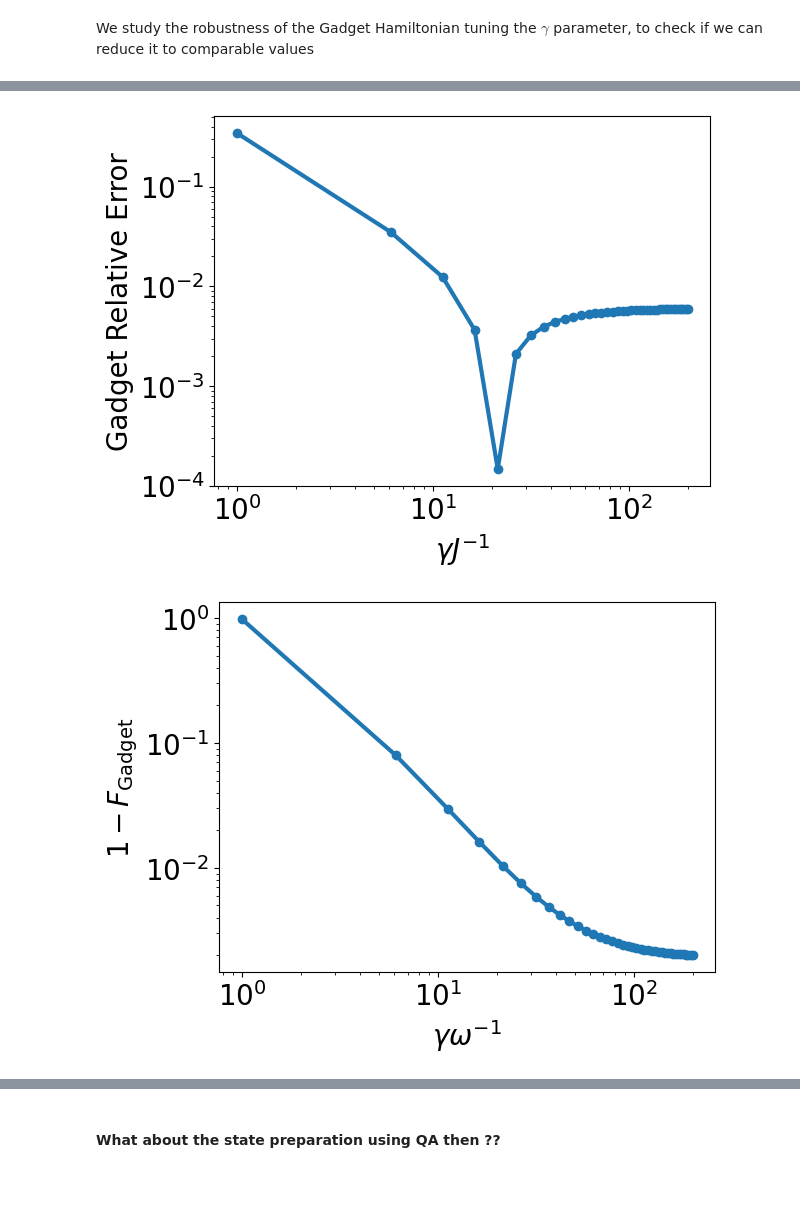
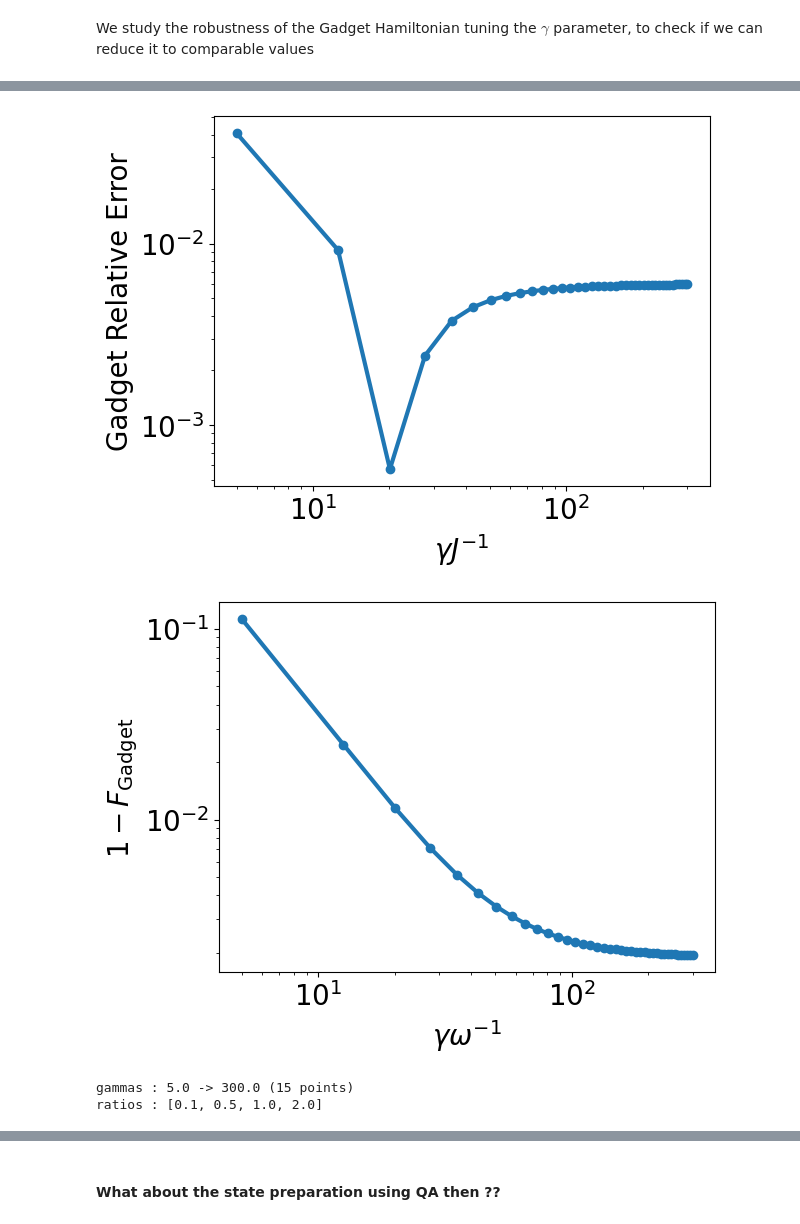
Before and after one commit to emacosta95/Gadget4NSMForQuantumSimulators, a Jupyter notebook: GadgetO20_different_encoding.ipynb, the cells around one changed output, grey strips where cells are left out. Drawn from its saved outputs; the diff is of its cells as text; code cells hidden in the pictures; blank space fills up the shorter version.

```diff
--- a/GadgetO20_different_encoding.ipynb
+++ b/GadgetO20_different_encoding.ipynb
@@ -601,7 +601,7 @@ We study the robustness of the Gadget Hamiltonian tuning the $\gamma$ parameter,
 # %%
 from qutip import fidelity
 
-gammas = np.linspace(1, 200, 40)
+gammas = np.linspace(5, 300, 40)
 energy_error = []
 fidelities = []
 for gamma in gammas:
@@ -689,17 +689,65 @@ fidelities= 0.997996546630929
 # %%
 plt.plot(gammas, energy_error, linewidth=3, marker="o")
 plt.xlabel(r"$\gamma J^{-1}$", fontsize=20)
 plt.ylabel("Gadget Relative Error", fontsize=20)
 plt.tick_params(labelsize=20)
 plt.loglog()
 plt.show()
 
 plt.plot(gammas, 1 - np.array(fidelities), linewidth=3, marker="o")
 plt.xlabel(r"$\gamma \omega^{-1}$", fontsize=20)
 plt.ylabel(r"$1-F_{\text{Gadget}}$", fontsize=20)
 plt.tick_params(labelsize=20)
 plt.loglog()
 plt.show()
+
+import pickle
+import matplotlib.pyplot as plt
+import numpy as np
+
+results_path = "data/results/gamma2analysisO20.pkl"
+with open(results_path, "rb") as file:
+    results = pickle.load(file)
+
+gammas_loaded = results["gammas"]
+ratios_loaded = results["gamma2_ratios"]
+fidelities_loaded = results["fidelities"]
+
+print(
+    "gammas :",
+    gammas_loaded.min(),
+    "->",
+    gammas_loaded.max(),
+    f"({len(gammas_loaded)} points)",
+)
+print("ratios :", ratios_loaded)
+
+fig, axes = plt.subplots(1, 1, figsize=(10, 10))
+for ratio in ratios_loaded:
+    fidelity_ratio = np.asarray(fidelities_loaded[ratio])
+    label = r"$\gamma_2=$" + f"{ratio}" + r"$\gamma$"
+    axes.plot(gammas_loaded, 1 - fidelity_ratio, linewidth=3, marker="o", label=label)
+axes.plot(
+    gammas,
+    1 - np.array(fidelities),
+    linewidth=3,
+    marker="x",
+    color="black",
+    label=r"Particle Conservation Encoding",
+    linestyle="--",
+)
+
+axes.set_xlabel(r"$\gamma \omega^{-1}$", fontsize=30)
+axes.set_ylabel(r"$1-F_{\text{Gadget}}$", fontsize=30)
+axes.loglog()
+
+axes.tick_params(labelsize=20)
+axes.legend(fontsize=20)
+
+plt.tight_layout()
+plt.show()
 # %% [output]
-[figure, old version]
+[figure, new version]
-[figure, old version]
+[figure, new version]
+gammas : 5.0 -> 300.0 (15 points)
+ratios : [0.1, 0.5, 1.0, 2.0]
```
Also changed, not shown: parts of 6 cells of this notebook, 16 other files.
